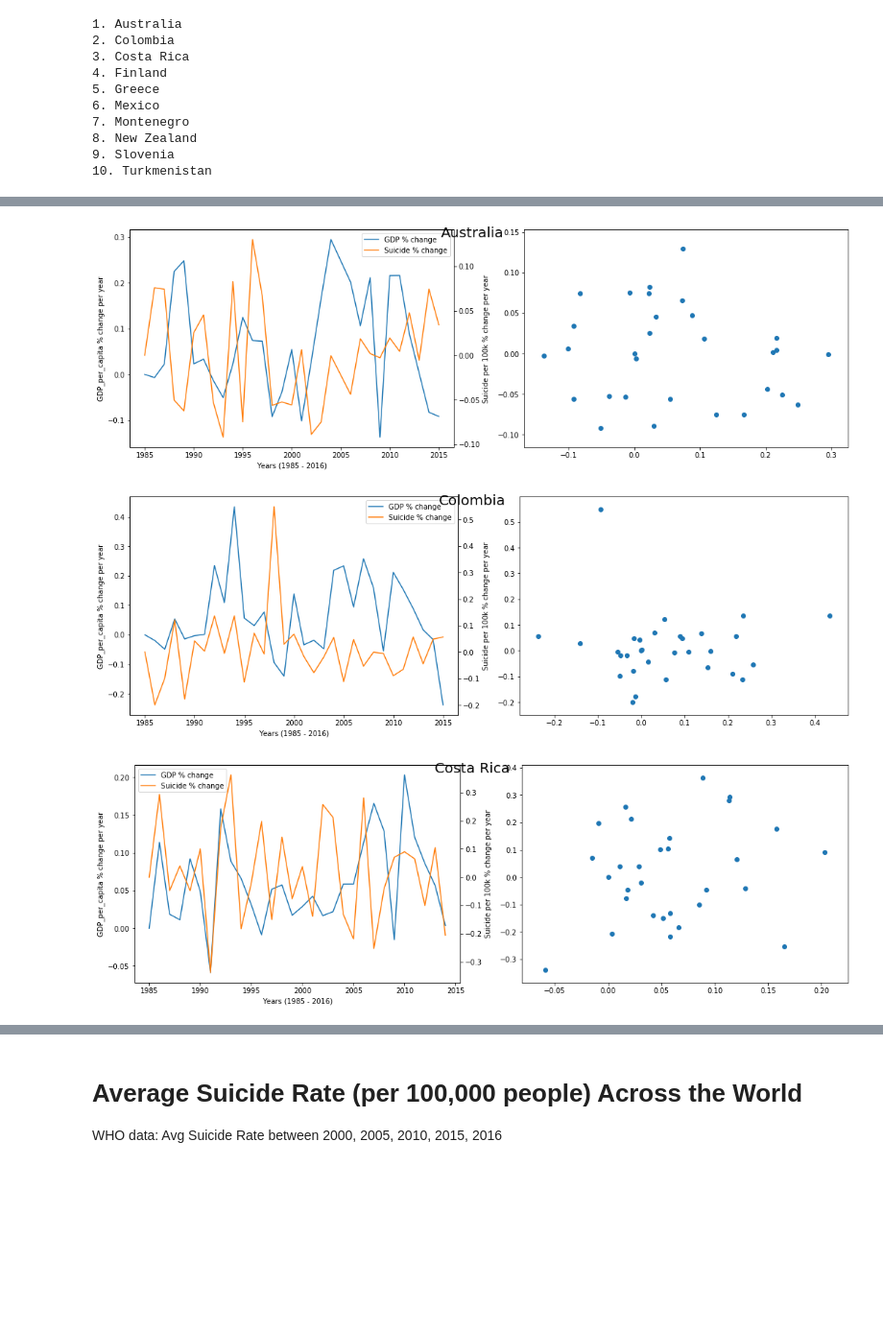
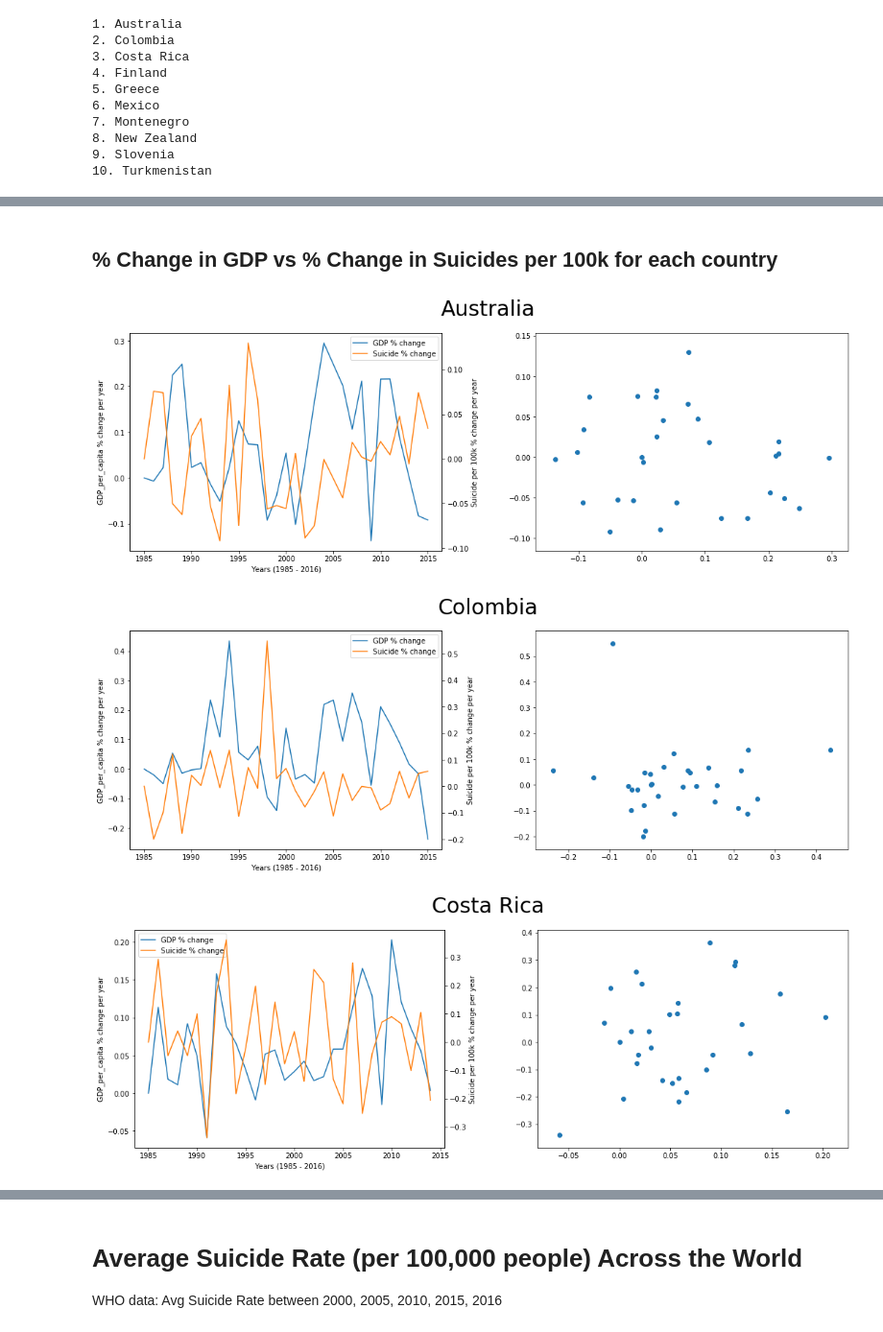
Before and after one commit to sethdagostino/COGS-108-Final-Project, a Jupyter notebook: FinalProject.ipynb, the cells around one changed output, grey strips where cells are left out. Shown at 96% size. Saved outputs shown, nothing was run; the diff lists cells and outputs as text; code cells hidden in the pictures; blank space fills up the shorter version.

```diff
--- a/FinalProject.ipynb
+++ b/FinalProject.ipynb
@@ -295,8 +295,5 @@ for index, country in enumerate(countries):
 # %%
 def plot_suicide_vs_gdp_and_hdi_per_year(country):
-    data = rates_85_16[rates_85_16["country"] == country]
-    suicide_gdp_per_year = data.groupby(["year"]).mean().reset_index()
-
     fig, axes = plt.subplots(2, 2, figsize=(15, 7))
 
     ax1 = axes[0, 0]
@@ -305,6 +302,9 @@ def plot_suicide_vs_gdp_and_hdi_per_year(country):
     ax4 = axes[1, 1]
 
     # Top row for gdp
+    data = rates_85_16[rates_85_16["country"] == country]
+    suicide_gdp_per_year = data.groupby(["year"]).mean().reset_index()
+
     color = 'tab:blue'
     ax1.set_xlabel('Years (1985 - 2016)')
     ax1.set_ylabel('GDP per capita')
@@ -341,27 +341,25 @@ def plot_suicide_vs_gdp_and_hdi_per_year(country):
     color = 'tab:purple'
     ax3.set_xlabel('Years (1985 - 2016)')
     ax3.set_ylabel('HDI')
-    line1 = ax3.plot(df_suicide_hdi_annual["year"], df_suicide_hdi_annual["hdi"], color=color, label="HDI")
+    line3 = ax3.plot(df_suicide_hdi_annual["year"], df_suicide_hdi_annual["hdi"], color=color, label="HDI")
     ax3.legend(loc=0)
 
-    ax6 = ax1.twinx()
+    ax6 = ax3.twinx()
 
     color = "tab:orange"
     ax6.set_ylabel('Suicides per 100k')
-    line2 = ax6.plot(suicide_gdp_per_year["year"], suicide_gdp_per_year["suicides_per_100k"], color=color, label="Suicides per 100k")
+    line4 = ax6.plot(suicide_gdp_per_year["year"], suicide_gdp_per_year["suicides_per_100k"], color=color, label="Suicides per 100k")
 
-    lines = line1 + line2
-    labels = [l.get_label() for l in lines]
-    ax3.legend(lines, labels, loc=0)
-    fig.suptitle(country, x= .52, y = 1.1, fontsize=30)
+    bot_lines = line3 + line4
+    labels = [l.get_label() for l in bot_lines]
+    ax3.legend(bot_lines, labels, loc=0)
 
     ax4.set_xlabel('HDI')
     ax4.set_ylabel('Suicides per 100k')
     ax4.scatter(df_suicide_hdi_annual["hdi"], df_suicide_hdi_annual["suicide_rate"])
 
-
+    fig.suptitle(country, x= .52, y = 1.1, fontsize=30)
     fig.tight_layout()
-
     plt.subplots_adjust(wspace = 0.3)
     plt.show()
 # %%
@@ -381,3 +379,5 @@ for country in countries:
+# %% [markdown]
+## % Change in GDP vs % Change in Suicides per 100k for each country
 # %%
 def percent_change(before, after):
     if before != 0:
@@ -403,35 +403,35 @@ def percent_change_in_gdp_vs_suicide_per_year(country):
 
     suicides_per_year = suicide_gdp_per_year["suicides_per_100k"].tolist()
     suicides_change_per_year = percent_change_across_list(suicides_per_year)
 
     fig, (ax1, ax2) = plt.subplots(1, 2, figsize=(15, 5))
 
     color = 'tab:blue'
     ax1.set_xlabel('Years (1985 - 2016)')
     ax1.set_ylabel('GDP_per_capita % change per year')
     line1 = ax1.plot(suicide_gdp_per_year["year"], gdp_change_per_year, color=color, label="GDP % change")
     ax1.legend(loc = 0)
 
     ax3 = ax1.twinx()
 
     color = "tab:orange"
     ax3.set_ylabel('Suicide per 100k % change per year')
     line2 = ax3.plot(suicide_gdp_per_year["year"], suicides_change_per_year, color=color, label="Suicide % change")
 
     lines = line1 + line2
     labels = [l.get_label() for l in lines]
     ax1.legend(lines, labels, loc=0)
-    fig.suptitle(country, fontsize=20)
 
     ax2.scatter(gdp_change_per_year, suicides_change_per_year)
 
+    fig.suptitle(country, x= .52, y = 1.1, fontsize=30)
     fig.tight_layout()
-
+    plt.subplots_adjust(wspace = 0.3)
     plt.show()
 
 for country in countries:
     percent_change_in_gdp_vs_suicide_per_year(country)
 # %% [output]
-[figure, old version]
+[figure, new version]
-[figure, old version]
+[figure, new version]
-[figure, old version]
+[figure, new version]
```
Also changed, not shown: parts of 3 cells of this notebook.
